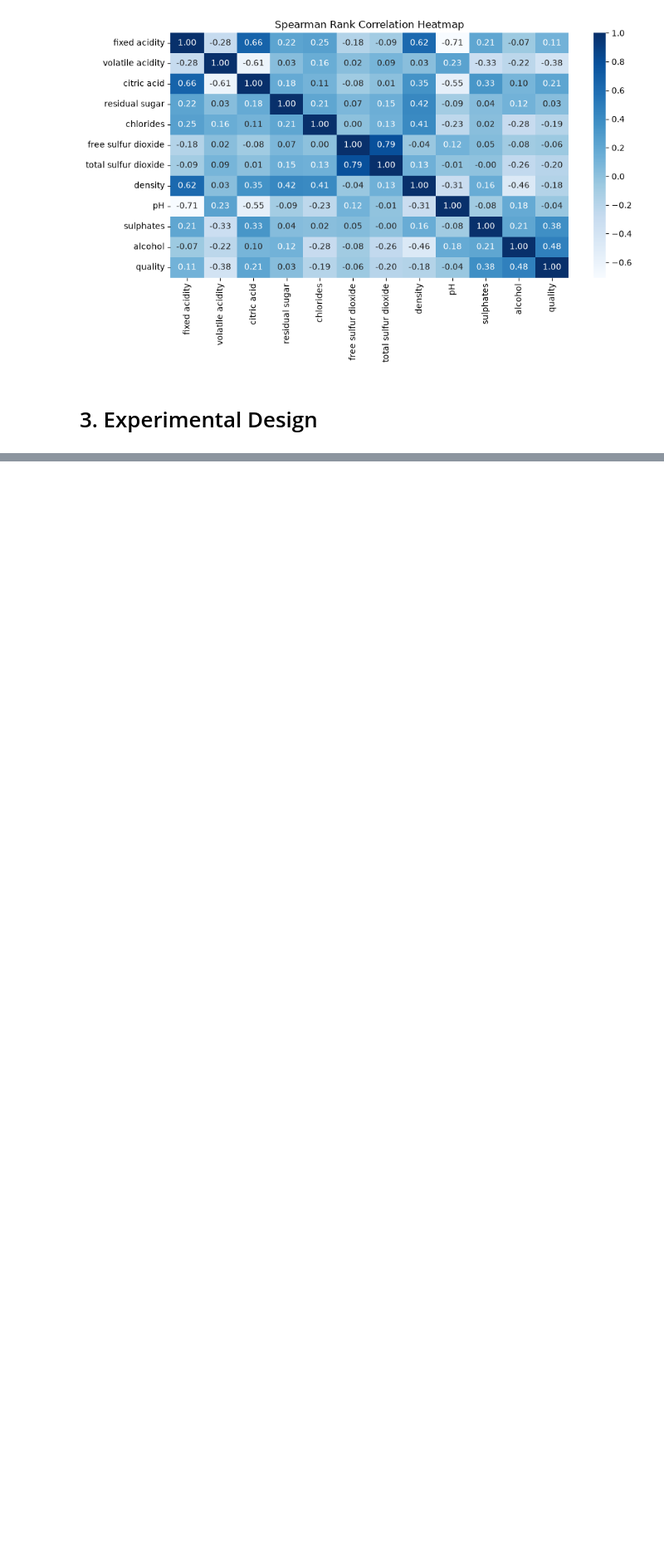
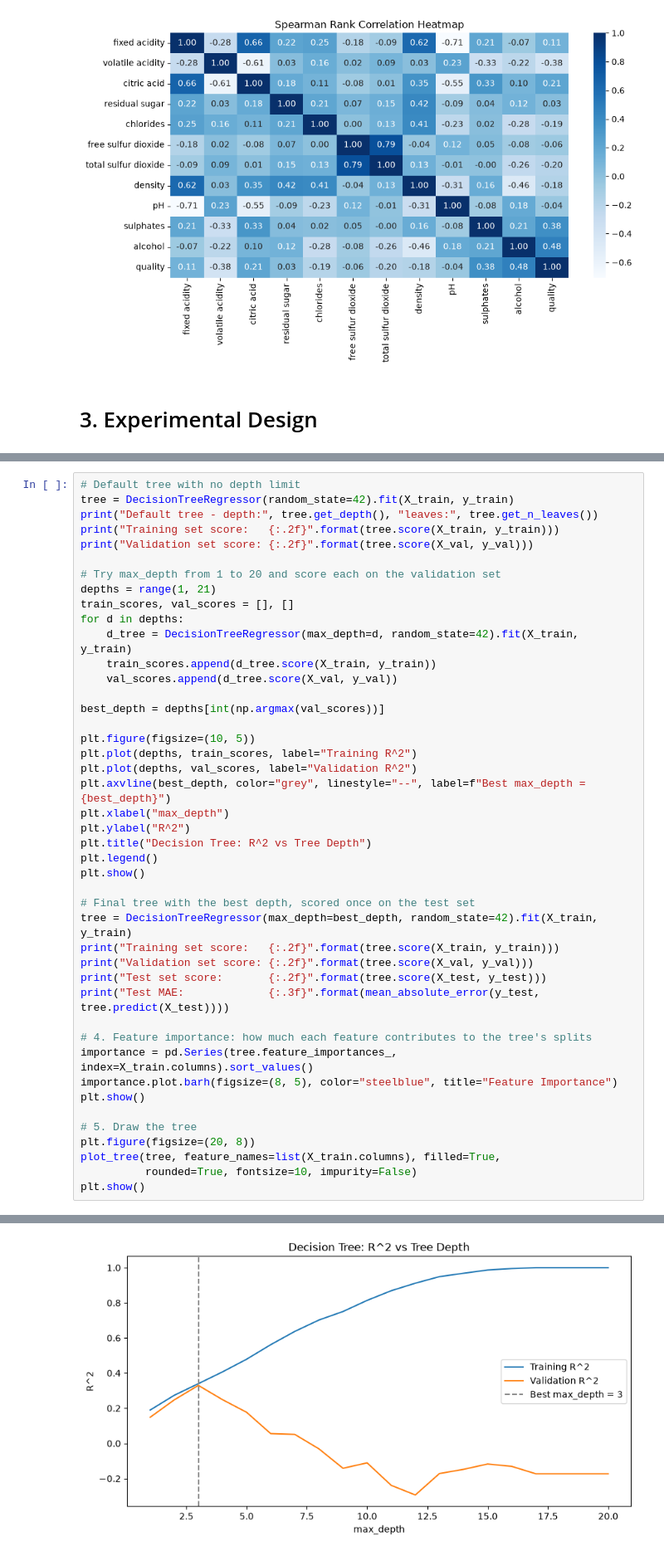
Before and after one commit to ayoajimuda/machine-learning, a Jupyter notebook: notebooks/wine_quality.ipynb, the cells around one changed output, grey strips where cells are left out. Shown at 83% size. Drawn from its saved outputs; the diff is of its cells as text; blank space fills up the shorter version.

```diff
--- a/notebooks/wine_quality.ipynb
+++ b/notebooks/wine_quality.ipynb
@@ -419,0 +582,45 @@ plt.show()
+# %%
+# Default tree with no depth limit
+tree = DecisionTreeRegressor(random_state=42).fit(X_train, y_train)
+print("Default tree - depth:", tree.get_depth(), "leaves:", tree.get_n_leaves())
+print("Training set score:   {:.2f}".format(tree.score(X_train, y_train)))
+print("Validation set score: {:.2f}".format(tree.score(X_val, y_val)))
+
+# Try max_depth from 1 to 20 and score each on the validation set
+depths = range(1, 21)
+train_scores, val_scores = [], []
+for d in depths:
+    d_tree = DecisionTreeRegressor(max_depth=d, random_state=42).fit(X_train, y_train)
+    train_scores.append(d_tree.score(X_train, y_train))
+    val_scores.append(d_tree.score(X_val, y_val))
+
+best_depth = depths[int(np.argmax(val_scores))]
+
+plt.figure(figsize=(10, 5))
+plt.plot(depths, train_scores, label="Training R^2")
+plt.plot(depths, val_scores, label="Validation R^2")
+plt.axvline(best_depth, color="grey", linestyle="--", label=f"Best max_depth = {best_depth}")
+plt.xlabel("max_depth")
+plt.ylabel("R^2")
+plt.title("Decision Tree: R^2 vs Tree Depth")
+plt.legend()
+plt.show()
+
+# Final tree with the best depth, scored once on the test set
+tree = DecisionTreeRegressor(max_depth=best_depth, random_state=42).fit(X_train, y_train)
+print("Training set score:   {:.2f}".format(tree.score(X_train, y_train)))
+print("Validation set score: {:.2f}".format(tree.score(X_val, y_val)))
+print("Test set score:       {:.2f}".format(tree.score(X_test, y_test)))
+print("Test MAE:             {:.3f}".format(mean_absolute_error(y_test, tree.predict(X_test))))
+
+# 4. Feature importance: how much each feature contributes to the tree's splits
+importance = pd.Series(tree.feature_importances_, index=X_train.columns).sort_values()
+importance.plot.barh(figsize=(8, 5), color="steelblue", title="Feature Importance")
+plt.show()
+
+# 5. Draw the tree
+plt.figure(figsize=(20, 8))
+plot_tree(tree, feature_names=list(X_train.columns), filled=True,
+          rounded=True, fontsize=10, impurity=False)
+plt.show()
+# %% [output]
@@ -419,0 +630 @@ plt.show()
+[figure, added]
```
Also changed, not shown: parts of 32 cells of this notebook, 3 other files.
